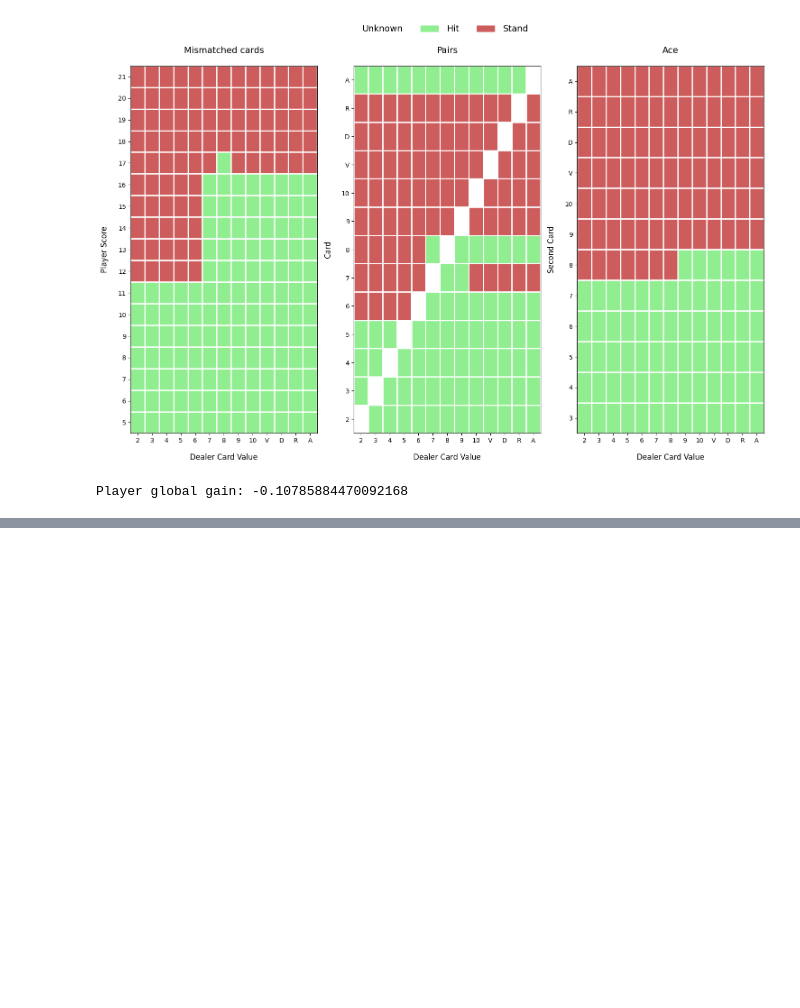
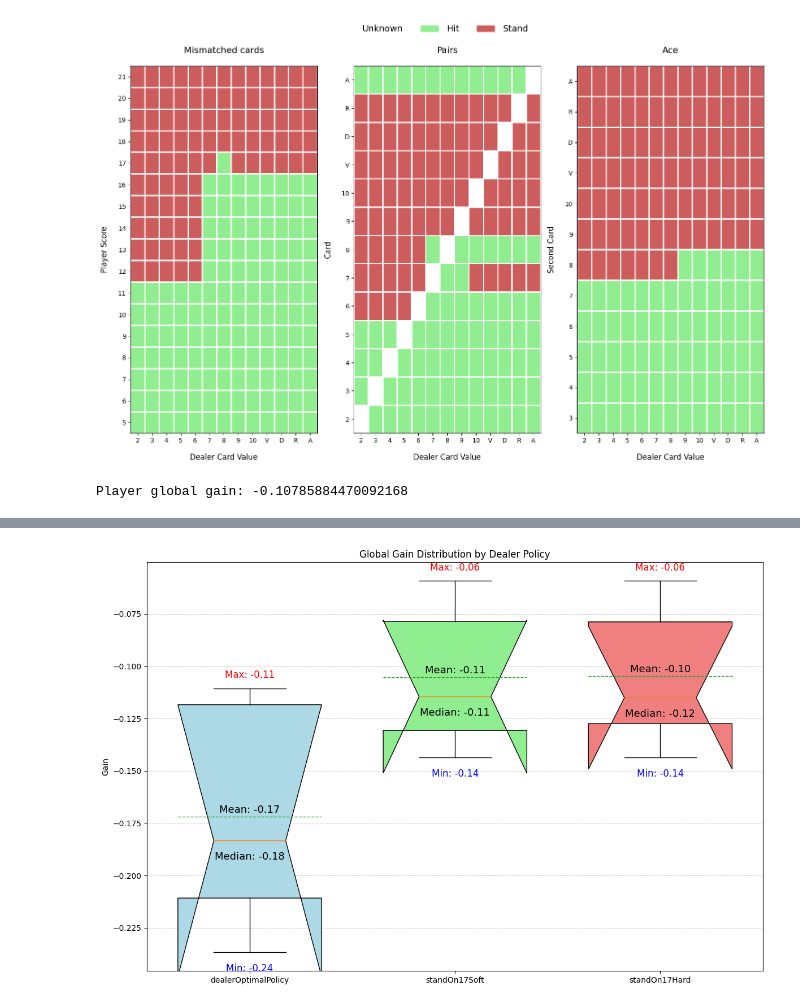
Before and after one commit to Careeza/MDP-RL-Project, a Jupyter notebook: Q2.ipynb, the cells around one changed output, grey strips where cells are left out. Drawn from its saved outputs; the diff is of its cells as text; code cells hidden in the pictures; blank space fills up the shorter version.

```diff
--- a/Q2.ipynb
+++ b/Q2.ipynb
@@ -579,12 +583 @@ Policy: standOn17Soft, Gain: -0.10785884470092168, Deck: [2 2 2 2 2 2 2 2 2 2 2
 KeyboardInterrupt:
-# %%
-decks = [
-    np.random.randint(0, 10, num_cards) for _ in range(10)
-]
-
-for dealer_policy in [dealerOptimalPolicy, standOn17Soft, standOn17Hard]:
-	for deck in decks:
-		new_deck = deck.copy()
-		playerGainMatrix, _ = getGainMatrixPlayerOptimalPolicy(dealer_policy, new_deck)
-		gain = computePlayerGlobalGain(playerGainMatrix, new_deck)
-		print(f"Policy: {dealer_policy.__name__}, Gain: {gain}, Deck: {deck}")
@@ -593,0 +584,69 @@ Policy: standOn17Soft, Gain: 0.013591313719407541, Deck: [2 1 2 7 7 2 9 6 1 9 9
+# %%
+os.makedirs("images", exist_ok=True)
+os.makedirs("data", exist_ok=True)
+def simulate_global_gain_boxplot(num_simulations, num_sets=1):
+    decks = [np.random.randint(0, num_sets * 2 + 1, num_cards) for _ in range(num_simulations)]
+    policies = [dealerOptimalPolicy, standOn17Soft, standOn17Hard]
+    gains_by_policy = {policy.__name__: [] for policy in policies}
+
+    with tqdm(total=num_simulations * len(policies), desc="Simulations") as pbar:
+        for dealer_policy in policies:
+            for deck in decks:
+                new_deck = deck.copy()
+                playerGainMatrix, _ = getGainMatrixPlayerOptimalPolicy(dealer_policy, new_deck)
+                gain = computePlayerGlobalGain(playerGainMatrix, new_deck)
+                gains_by_policy[dealer_policy.__name__].append(gain)
+                pbar.update(1)
+
+    # Création du box plot
+    plt.figure(figsize=(12, 8))
+    policy_names = list(gains_by_policy.keys())
+    gain_values = list(gains_by_policy.values())
+
+    # Création du box plot et légende associée
+    colors = ['lightblue', 'lightgreen', 'lightcoral']
+    box = plt.boxplot(gain_values, patch_artist=True, notch=True, vert=True, widths=0.7,
+                      labels=policy_names, showmeans=True, meanline=True)
+
+    # Appliquer les couleurs et créer la légende
+    for patch, color, policy_name in zip(box['boxes'], colors, policy_names):
+        patch.set_facecolor(color)
+    # plt.legend([box["boxes"][i] for i in range(len(policies))], policy_names, loc="upper right")
+
+    # Ajout d'annotations pour les statistiques de chaque box plot
+    for i, policy in enumerate(policy_names):
+        data = gains_by_policy[policy]
+        min_val, max_val = np.min(data), np.max(data)
+        mean_val, median_val = np.mean(data), np.median(data)
+
+        # Affichage des valeurs min, max, et moyenne
+        plt.text(i + 1, min_val - 0.009, f"Min: {min_val:.2f}", ha='center', color='blue', fontsize=12)
+        plt.text(i + 1, max_val + 0.002, f"Max: {max_val:.2f}", ha='center', color='red', fontsize=12)
+        if mean_val > median_val:
+            dec_mean = 0.002
+            dec_median = -0.009
+        else:
+            dec_mean = -0.009
+            dec_median = 0.002
+        plt.text(i + 1, mean_val + dec_mean, f"Mean: {mean_val:.2f}", ha='center', color='black', fontsize=13)
+        plt.text(i + 1, median_val + dec_median, f"Median: {median_val:.2f}", ha='center', color='black', fontsize=13)
+
+	# Save the results in a file in data
+    with open("data/global_gain_boxplot.txt", "a+") as f:
+        f.write(f"Global Gain Distribution by Dealer Policy\n")
+        f.write(f"Number of simulations: {num_simulations}\n")
+        f.write(f"Number of sets: {num_sets}\n")
+        for policy, gains in gains_by_policy.items():
+            f.write(f"{policy}: {gains}\n")
+
+    # Paramètres du graphique
+    plt.title("Global Gain Distribution by Dealer Policy")
+    plt.ylabel("Gain")
+    plt.grid(True, axis='y', linestyle='--', linewidth=0.5)
+    plt.tight_layout()
+
+    # Enregistrement du graphique
+    plt.savefig("images/global_gain_boxplot.png", format="png")
+    plt.show()
+# %% [output]
+[figure, added]
```
Also changed, not shown: parts of 4 cells of this notebook, 1 other file.
